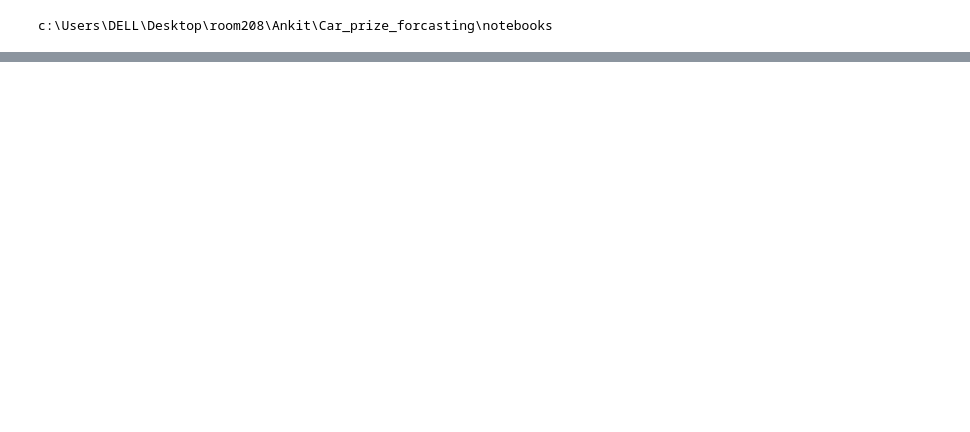
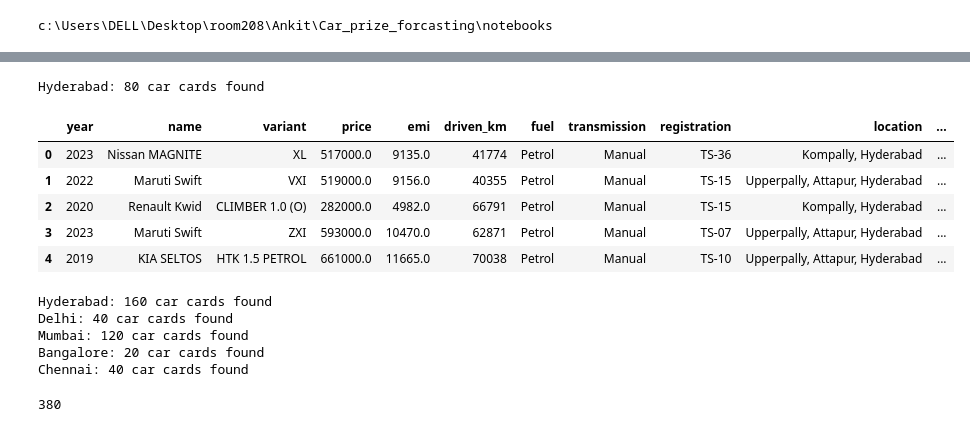
Before and after one commit to ankitbirla612/Car24-Price-Prediction-and-EDA, a Jupyter notebook: notebooks/01_scraping_cleaning.ipynb, the cells around one changed output, grey strips where cells are left out. Saved outputs shown, nothing was run; the diff lists cells and outputs as text; code cells hidden in the pictures; blank space fills up the shorter version.

Commit message:
Update data analysis and preprocessing

```diff
--- a/notebooks/01_scraping_cleaning.ipynb
+++ b/notebooks/01_scraping_cleaning.ipynb
@@ -67,0 +101,3 @@ c:\Users\DELL\Desktop\room208\Ankit\Car_prize_forcasting\data\raw\cars24_Chennai
+# %%
+data_H = open(r'C:\Users\DELL\Desktop\room208\Ankit\Car_prize_forcasting\data\raw\cars24_Hyderabad.html','r')
+soup_H = BeautifulSoup(data_H, 'html.parser')
@@ -67,0 +146,17 @@ c:\Users\DELL\Desktop\room208\Ankit\Car_prize_forcasting\data\raw\cars24_Chennai
+# %%
+# only for hydrabad
+df_H = extract_car_data(
+    soup_H,
+    "Hyderabad"
+)
+# %% [output]
+Hyderabad: 80 car cards found
+# %%
+df_H.head()
+# %% [output]
+|  | year | name | variant | price | emi | driven_km | fuel | transmission | registration | location | ... |
+| 0 | 2023 | Nissan MAGNITE | XL | 517000.0 | 9135.0 | 41774 | Petrol | Manual | TS-36 | Kompally, Hyderabad | ... |
+| 1 | 2022 | Maruti Swift | VXI | 519000.0 | 9156.0 | 40355 | Petrol | Manual | TS-15 | Upperpally, Attapur, Hyderabad | ... |
+| 2 | 2020 | Renault Kwid | CLIMBER 1.0 (O) | 282000.0 | 4982.0 | 66791 | Petrol | Manual | TS-15 | Kompally, Hyderabad | ... |
+| 3 | 2023 | Maruti Swift | ZXI | 593000.0 | 10470.0 | 62871 | Petrol | Manual | TS-07 | Upperpally, Attapur, Hyderabad | ... |
+| 4 | 2019 | KIA SELTOS | HTK 1.5 PETROL | 661000.0 | 11665.0 | 70038 | Petrol | Manual | TS-10 | Upperpally, Attapur, Hyderabad | ... |
@@ -67,0 +171,26 @@ c:\Users\DELL\Desktop\room208\Ankit\Car_prize_forcasting\data\raw\cars24_Chennai
+# %%
+dfs = []
+
+for city, soup in soups.items():
+
+    df_city = extract_car_data(
+        soup,
+        city
+    )
+
+    dfs.append(df_city)
+
+df = pd.concat(
+    dfs,
+    ignore_index=True
+)
+# %% [output]
+Hyderabad: 160 car cards found
+Delhi: 40 car cards found
+Mumbai: 120 car cards found
+Bangalore: 20 car cards found
+Chennai: 40 car cards found
+# %%
+len(df['name'])
+# %% [output]
+380
```
Also changed, not shown: parts of 42 cells of this notebook, 3 other files.
